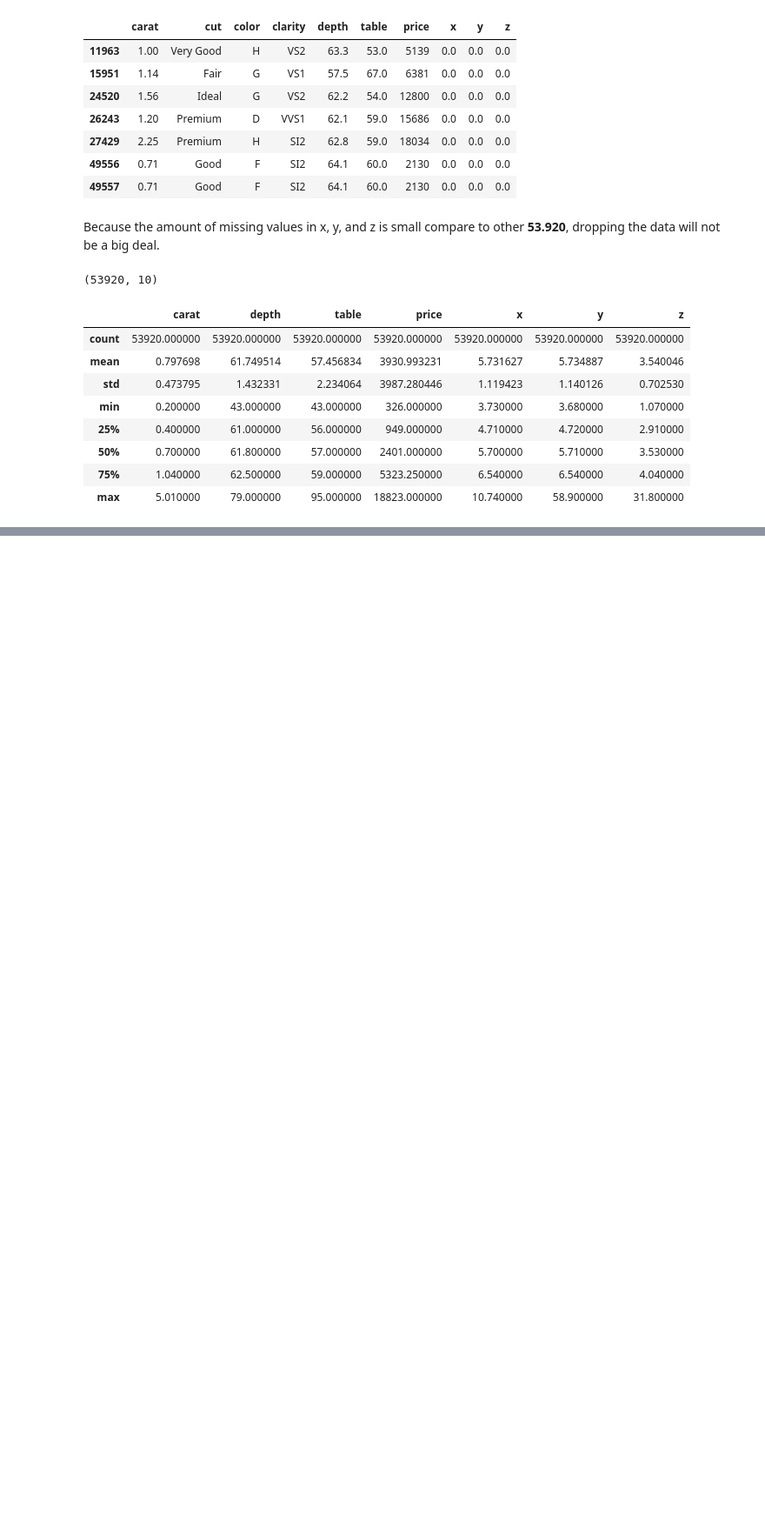
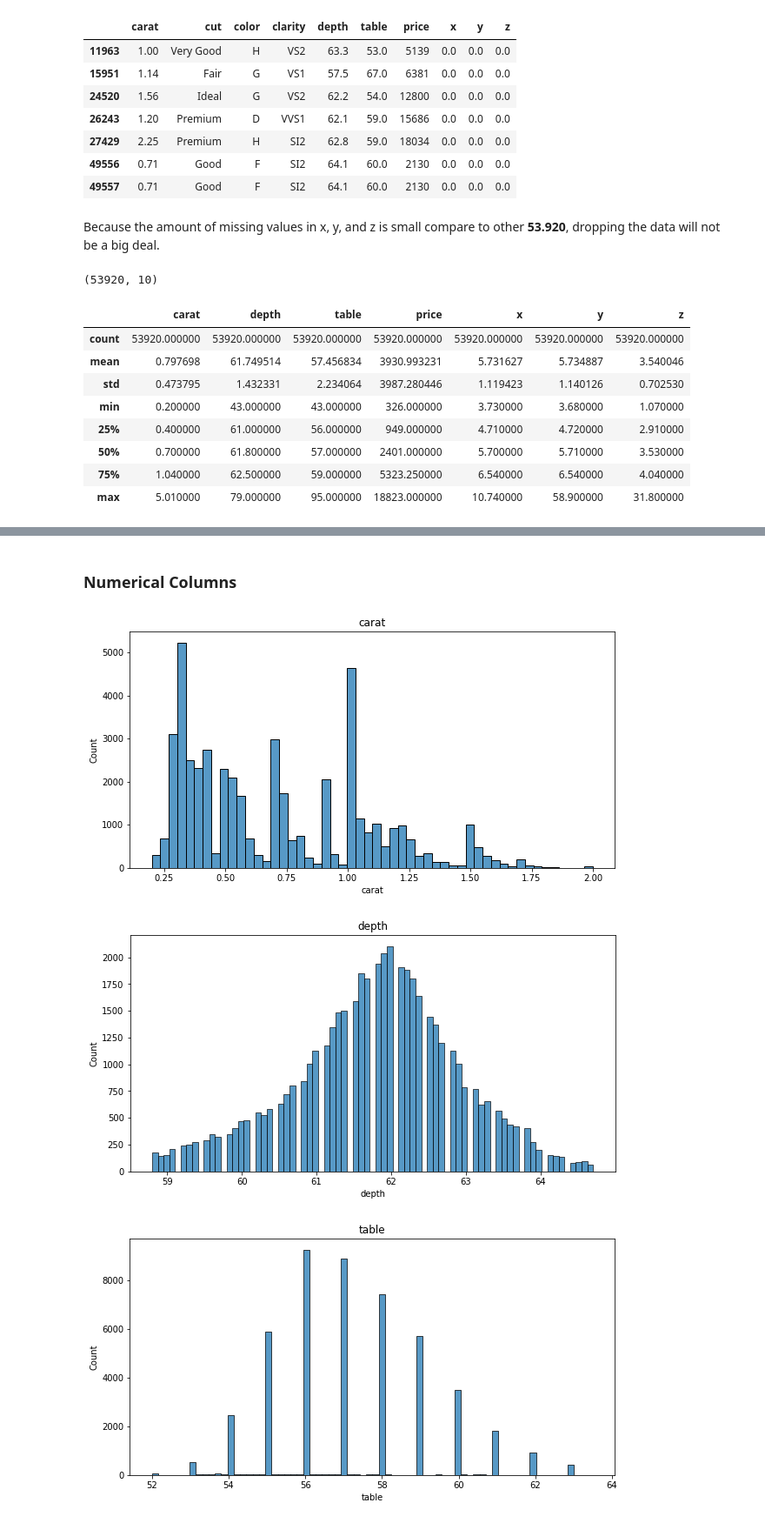
Before and after one commit to marcellinus-witarsah/predictive-analytics-diamonds-dataset, a Jupyter notebook: predictive_analytics_diamonds_dataset.ipynb, the cells around one changed output, grey strips where cells are left out. Shown: that part at 87% size. Saved outputs shown, nothing was run; the diff lists cells and outputs as text; code cells hidden in the pictures; blank space fills up the shorter version.

```diff
--- a/predictive_analytics_diamonds_dataset.ipynb
+++ b/predictive_analytics_diamonds_dataset.ipynb
@@ -178,0 +261,11 @@ Three ways to identify it:
+# %% [markdown]
+### Numerical Columns
+# %%
+for numerical_feature in numerical_features:
+  plt.figure(figsize=(10, 5))
+  sns.histplot(data=diamonds, x=numerical_feature).set(title=numerical_feature)
+  plt.show()
+# %% [output]
+[figure, added]
+[figure, added]
+[figure, added]
```
Also changed, not shown: parts of 22 cells of this notebook.
